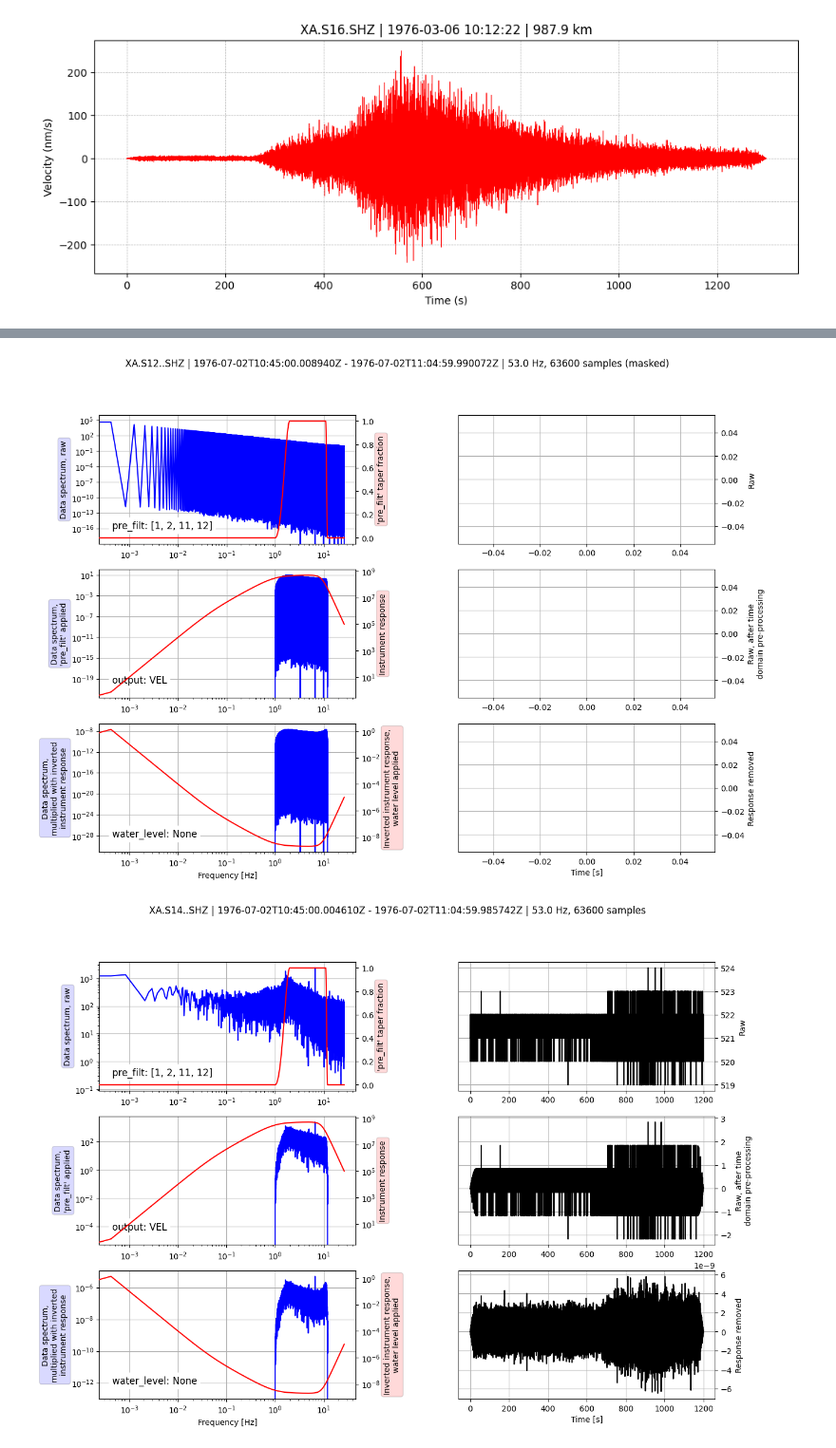
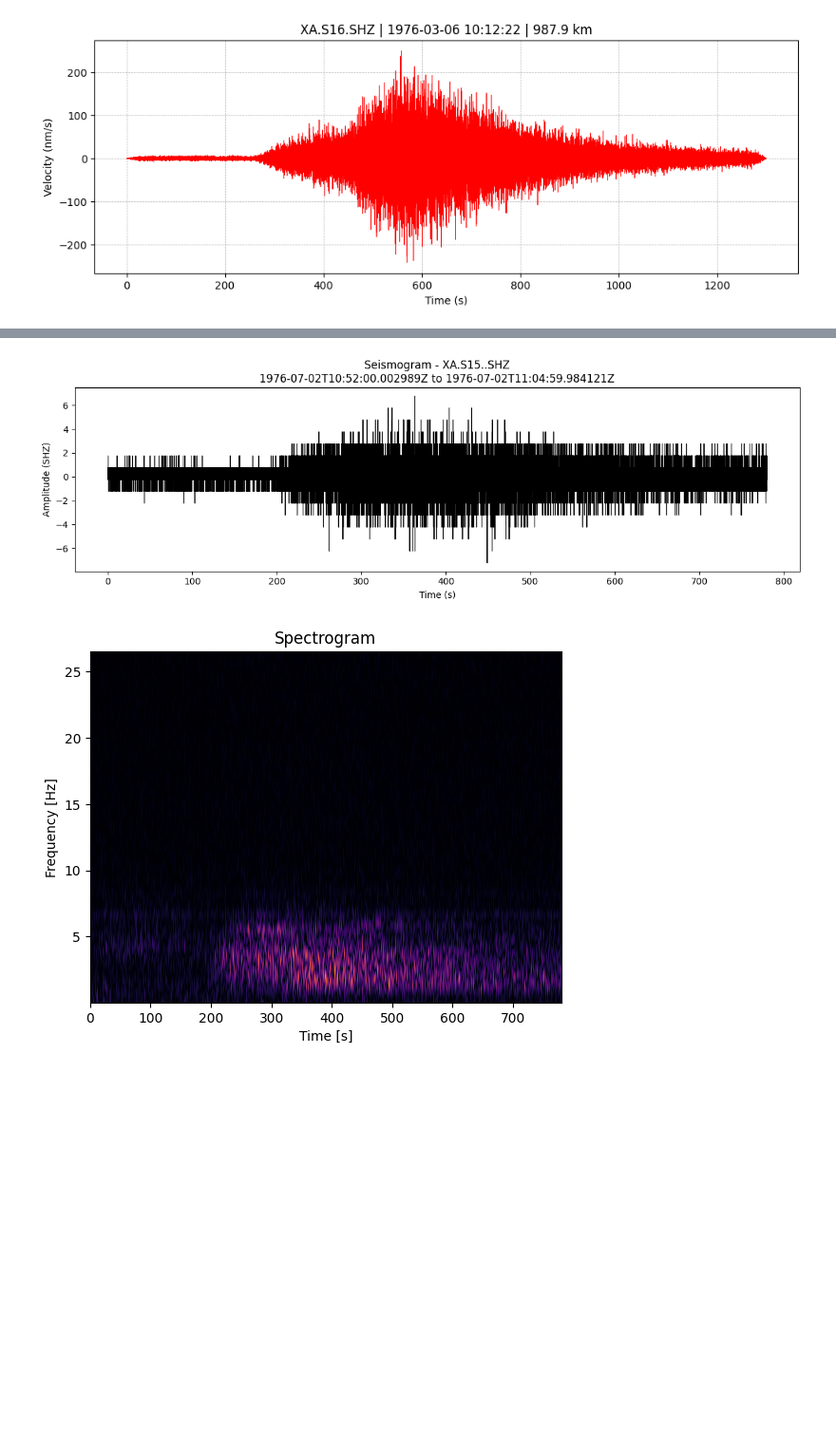
Before and after one commit to RamonMargarit/Heterogeneities-project, a Jupyter notebook: notebooks/SH_lognonne.ipynb, the cells around one changed output, grey strips where cells are left out. Shown at 95% size. Drawn from its saved outputs; the diff is of its cells as text; code cells hidden in the pictures; blank space fills up the shorter version.

Commit message:
savings to proceed with the manual response

```diff
--- a/notebooks/SH_lognonne.ipynb
+++ b/notebooks/SH_lognonne.ipynb
@@ -496,17 +468,37 @@ Sampling rate: 53.0 Hz
 # %%
-stream = view_apollo(
-        stream=None,
-        starttime=UTCDateTime("1976-07-02T10:45:00"),
-        endtime=UTCDateTime("1976-07-02T11:05:00") ,
-        network="XA",
-        station="*",
-        channel="SHZ",
-        location="*",
-        plot_seismogram=True,
-        plot_response=True,
-    )
+from obspy import UTCDateTime
+from heterogeneities.io import view_apollo, plot_spectrogram_title, get_Apollo
+from heterogeneities.processing import preprocess_trace, compute_spectrogram, linear_interpolation
+import matplotlib.pyplot as plt
+# stream = get_Apollo(
+#      starttime=UTCDateTime("1976-07-02T10:52:00"),
+#     endtime=UTCDateTime("1976-07-02T11:05:00") ,
+#     station="S15",
+#         channel="SHZ",
 
-st = stream[0].copy()
+#     )
+trace = get_Apollo(
+    starttime=UTCDateTime("1976-07-02T10:52:00"),
+    endtime=UTCDateTime("1976-07-02T11:05:00"),
+    station="S15", channel="SHZ",
+    units="VEL", year=None, month=None)
+
+trace_pre = trace.copy()
+_ = linear_interpolation(trace_pre)
+tr_processed = preprocess_trace(trace_pre)
+
+# ---- plot ----
+plt.figure(figsize=(12, 4))
+plt.plot(tr_processed.times(), tr_processed.data, color="black", linewidth=0.8)
+
+plt.xlabel("Time (s)")
+plt.ylabel("Amplitude ({})".format(tr_processed.stats.channel))
+plt.title(f"Seismogram - {tr_processed.id}\n{tr_processed.stats.starttime} to {tr_processed.stats.endtime}")
+
+plt.tight_layout()
+plt.show()
+
+tr_processed.spectrogram(log=False, title="Spectrogram", cmap="inferno", wlen=2)
 # %% [output]
-[figure, old version]
+[figure, new version]
-[figure, old version]
+[figure, new version]
```
Also changed, not shown: parts of 10 cells of this notebook, 5 other files.
